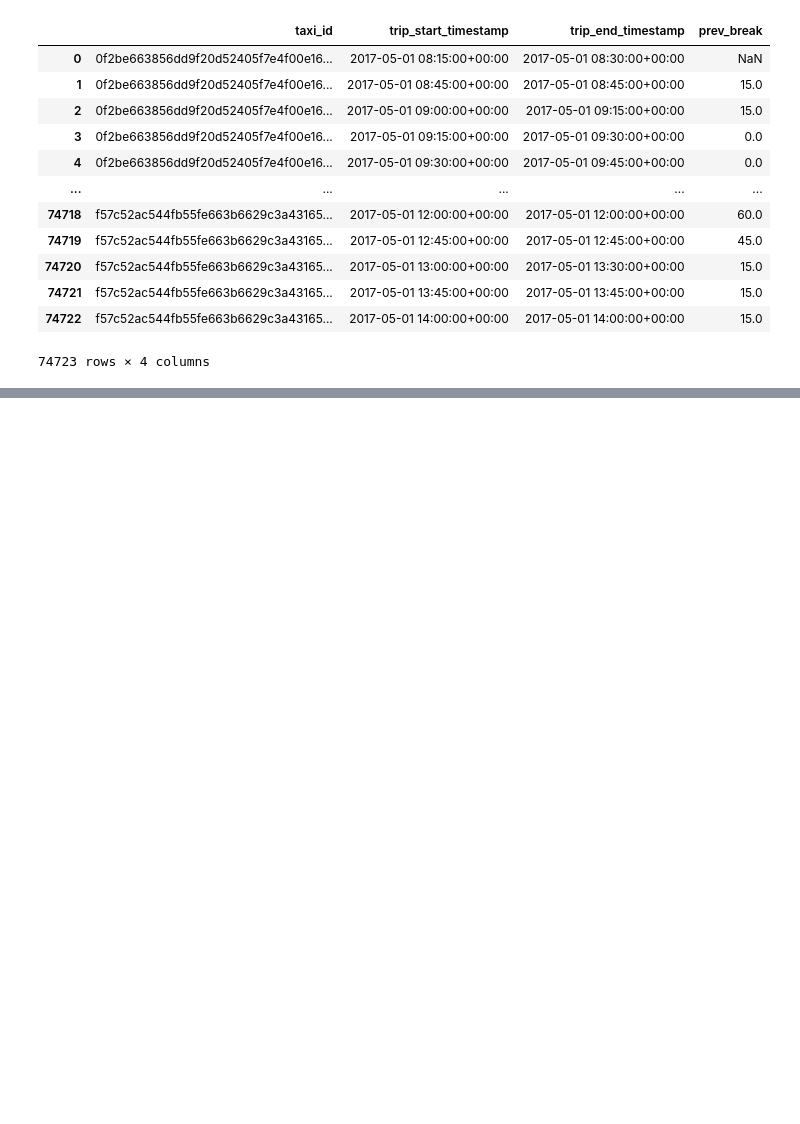
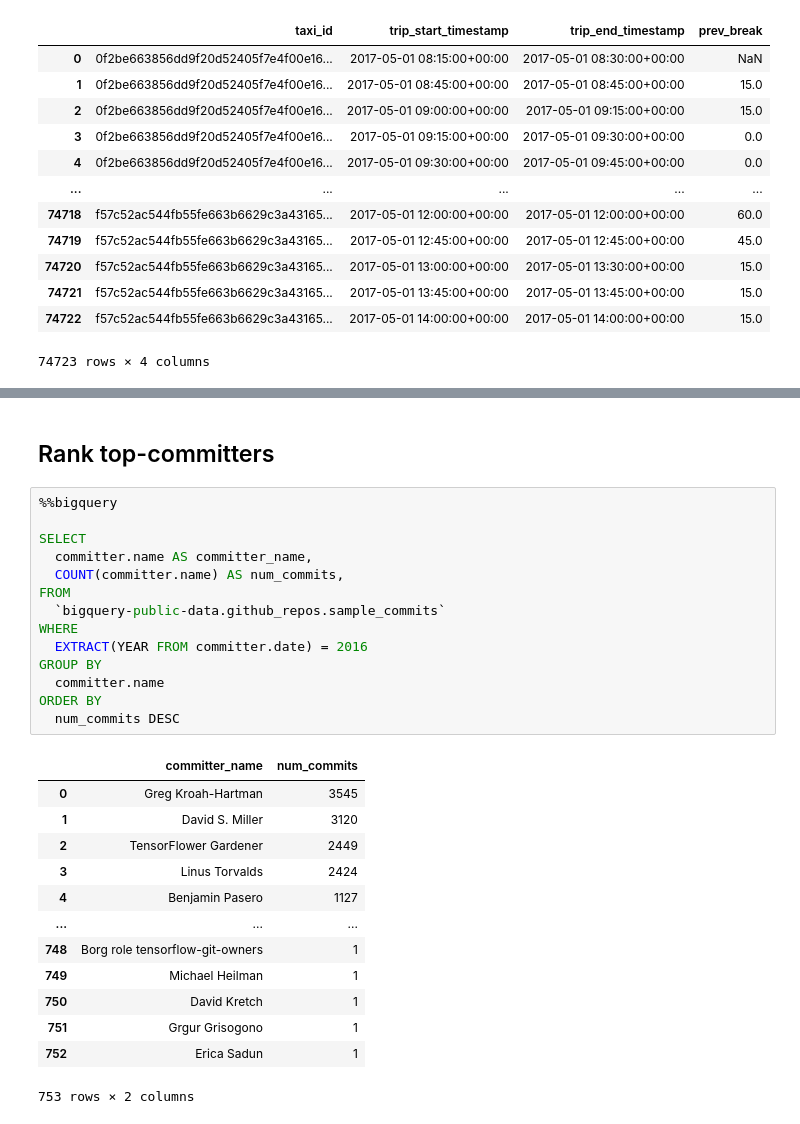
Before and after one commit to sanchez-castro/kaggle-courses, a Jupyter notebook: advanced-sql-kaggle.ipynb, the cells around one changed output, grey strips where cells are left out. Cells and saved outputs as stored; diff of their text form; blank space fills up the shorter version.

```diff
--- a/advanced-sql-kaggle.ipynb
+++ b/advanced-sql-kaggle.ipynb
@@ -521,0 +571,30 @@ WHERE
+# %% [markdown]
+## Rank top-committers
+# %%
+%%bigquery
+
+SELECT
+  committer.name AS committer_name,
+  COUNT(committer.name) AS num_commits,
+FROM
+  `bigquery-public-data.github_repos.sample_commits`
+WHERE
+  EXTRACT(YEAR FROM committer.date) = 2016
+GROUP BY
+  committer.name
+ORDER BY
+  num_commits DESC
+# %% [output]
+|  | committer_name | num_commits |
+| 0 | Greg Kroah-Hartman | 3545 |
+| 1 | David S. Miller | 3120 |
+| 2 | TensorFlower Gardener | 2449 |
+| 3 | Linus Torvalds | 2424 |
+| 4 | Benjamin Pasero | 1127 |
+| ... | ... | ... |
+| 748 | Borg role tensorflow-git-owners | 1 |
+| 749 | Michael Heilman | 1 |
+| 750 | David Kretch | 1 |
+| 751 | Grgur Grisogono | 1 |
+| 752 | Erica Sadun | 1 |
+753 rows × 2 columns
```
Also changed, not shown: parts of 7 cells of this notebook.
